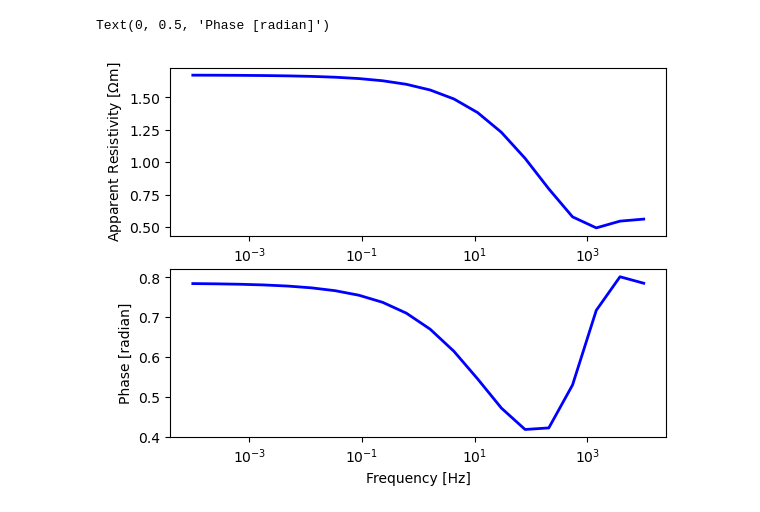
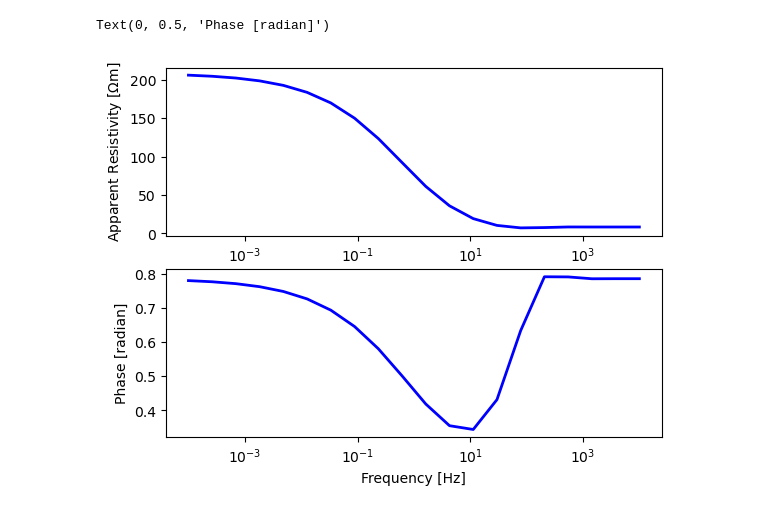
Before and after one commit to DHSaputera/MT1D_RandomForest, a Jupyter notebook: MT1D_RandomData.ipynb, the cells around one changed output. Drawn from its saved outputs; the diff is of its cells as text; code cells hidden in the pictures.

Commit message:
Update markdown
markdown update and correcting data plot

```diff
--- a/MT1D_RandomData.ipynb
+++ b/MT1D_RandomData.ipynb
@@ -173,21 +173,21 @@ time taken =  2.2428085803985596 s
 # %%
 # plot random result
 
 id_plot = random.randint(0,ii-1)
 
 fig,ax = plt.subplots(2,1)
 
-ax[0].plot(frequencies,df.iloc[id_plot,nr+nd:nr+nd+nf], color='blue', lw=2)
+ax[0].plot(frequencies,10**df.iloc[id_plot,nr+nd:nr+nd+nf], color='blue', lw=2)
 ax[1].plot(frequencies,df.iloc[id_plot,nr+nd+nf:nr+nd+nf+nf], color='blue', lw=2)
 
 ax[0].set_xscale('log')
 ax[1].set_xscale('log')
 ax[1].set_xlabel('Frequency [Hz]')
 ax[0].set_ylabel('Apparent Resistivity [$\Omega$m]')
 ax[1].set_ylabel('Phase [radian]')
 # %% [output]
 Text(0, 0.5, 'Phase [radian]')
-[figure, old version]
+[figure, new version]
 # %%
 # save data to csv
 df.to_csv('mt1d_training_random1k.csv',index=False)
```
Also changed, not shown: parts of 1 cell of this notebook, 1 other file.
